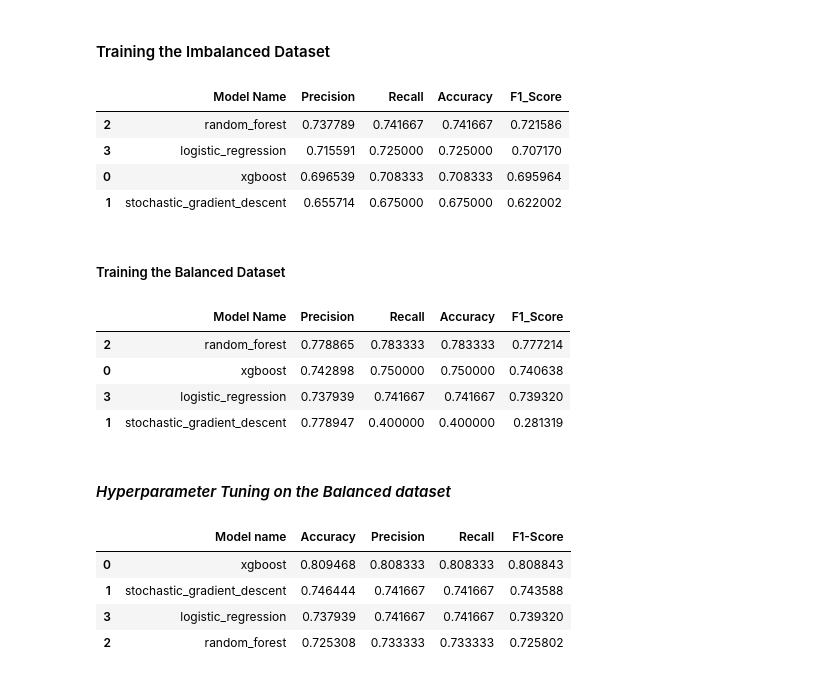
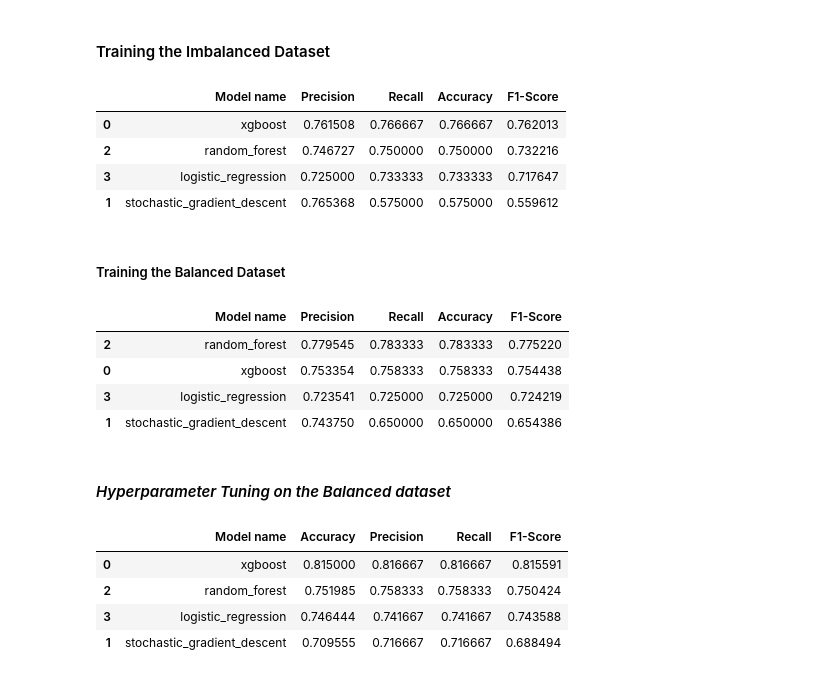
Before and after one commit to heldana30/Building_ML_APIs_With_FastAPI, a Jupyter notebook: Notebook/api.ipynb, the cells around one changed output. Cells and saved outputs as stored; diff of their text form; code cells hidden in the pictures.

Commit message:
improving models and saving models

```diff
--- a/Notebook/api.ipynb
+++ b/Notebook/api.ipynb
@@ -493,2 +493,0 @@ train_df.drop('ID', axis=1, inplace=True)
-# %%
-train_df.drop('Age_group', axis=1, inplace=True)
@@ -496,0 +516,17 @@ train_df.drop('Age_group', axis=1, inplace=True)
+# %%
+def replace_outliers(train_df):
+    numeric_cols = train_df.select_dtypes(include=['number']).columns
+    for column in numeric_cols:
+        Q1 = train_df[column].quantile(0.25)
+        Q3 = train_df[column].quantile(0.75)
+        IQR = Q3 - Q1
+
+        lower_bound = Q1 - 1.5 * IQR
+        upper_bound = Q3 + 1.5 * IQR
+
+        train_df[column] = train_df[column].apply(lambda x: upper_bound if x > upper_bound else (lower_bound if x < lower_bound else x))
+
+    return train_df
+# %%
+# Replace outliers in all columns
+train_df = replace_outliers(train_df)
@@ -518,7 +569,7 @@ Index(['PRG', 'PL', 'PR', 'SK', 'TS', 'M11', 'BD2', 'Age', 'Insurance'], dtype='
 preprocessor = ColumnTransformer(
     transformers=[
         ('imputer', SimpleImputer(strategy='median'), input_features),
-        ('scaler', RobustScaler(), input_features),
+        ('scaler', StandardScaler(), input_features),
         ('log_transformations', FunctionTransformer(np.log1p), input_features)
     ]
 )
@@ -536,7 +587,7 @@ models = [
 #### Training  the Imbalanced Dataset
 # %%
 #Create a table to store important metrics
-results_table = pd.DataFrame(columns=["Model Name", "Precision", "Recall", "Accuracy", "F1_Score"])
+results_table = pd.DataFrame(columns=["Model name", "Precision", "Recall", "Accuracy", "F1-Score"])
 
 #initialize an empty dictionary to store pipelines
 all_pipelines = {}
@@ -546,39 +597,39 @@ for model_name, classifier in models:
 
     pipeline = Pipeline (steps=[
         ('preprocessor', preprocessor),
         ('feature Importance', SelectKBest(mutual_info_classif, k='all')),
         ('classier', classifier),
     ])
 
     # Fit the traing data to the pipeline
     pipeline.fit(X_train, y_train_encoded)
 
     #Make prediction using the test or eval dataset
     y_pred = pipeline.predict(X_test)
 
     #Store classification report values as a dictionary
     metrics = classification_report(y_test_encoded, y_pred, output_dict=True)
 
     #Save each individual pipleine in the loop to the initialised indictionary
     all_pipelines[model_name] = pipeline
 
     #Grab values from the balanced metric dictionary
     accuracy = metrics['accuracy']
     precision = metrics['weighted avg']['precision']
     recall = metrics['weighted avg']['recall']
     f1 = metrics['weighted avg']['f1-score']
 
     #Add these values to the table
     results_table.loc[len(results_table)] = [model_name, precision, recall, accuracy, f1]
 
 #sort table to have highest f1 on top
-results_table.sort_values('F1_Score', ascending=False)
+results_table.sort_values('F1-Score', ascending=False)
 # %% [output]
-|  | Model Name | Precision | Recall | Accuracy | F1_Score |
-| 2 | random_forest | 0.737789 | 0.741667 | 0.741667 | 0.721586 |
-| 3 | logistic_regression | 0.715591 | 0.725000 | 0.725000 | 0.707170 |
-| 0 | xgboost | 0.696539 | 0.708333 | 0.708333 | 0.695964 |
-| 1 | stochastic_gradient_descent | 0.655714 | 0.675000 | 0.675000 | 0.622002 |
+|  | Model name | Precision | Recall | Accuracy | F1-Score |
+| 0 | xgboost | 0.761508 | 0.766667 | 0.766667 | 0.762013 |
+| 2 | random_forest | 0.746727 | 0.750000 | 0.750000 | 0.732216 |
+| 3 | logistic_regression | 0.725000 | 0.733333 | 0.733333 | 0.717647 |
+| 1 | stochastic_gradient_descent | 0.765368 | 0.575000 | 0.575000 | 0.559612 |
 # %% [markdown]
 ##### Training the Balanced Dataset
 # %%
@@ -591,7 +642,7 @@ balanced_models = [
 ]
 
 #Create a table to store important metrics
-results_table = pd.DataFrame(columns=["Model Name", "Precision", "Recall", "Accuracy", "F1_Score"])
+balanced_results_table = pd.DataFrame(columns=["Model name", "Precision", "Recall", "Accuracy", "F1-Score"])
 
 #initialize an empty dictionary to store pipelines
 balanced_pipelines = {}
@@ -625,21 +676,22 @@ for model_name, classifier in balanced_models:
     f1 = metrics['weighted avg']['f1-score']
 
     #Add these values to the table
-    results_table.loc[len(results_table)] = [model_name, precision, recall, accuracy, f1]
+    balanced_results_table.loc[len(balanced_results_table)] = [model_name, precision, recall, accuracy, f1]
 
 #sort table to have highest f1 on top
-results_table.sort_values('F1_Score', ascending=False)
+balanced_results_table.sort_values('F1-Score', ascending=False)
 # %% [output]
-|  | Model Name | Precision | Recall | Accuracy | F1_Score |
-| 2 | random_forest | 0.778865 | 0.783333 | 0.783333 | 0.777214 |
-| 0 | xgboost | 0.742898 | 0.750000 | 0.750000 | 0.740638 |
-| 3 | logistic_regression | 0.737939 | 0.741667 | 0.741667 | 0.739320 |
-| 1 | stochastic_gradient_descent | 0.778947 | 0.400000 | 0.400000 | 0.281319 |
+|  | Model name | Precision | Recall | Accuracy | F1-Score |
+| 2 | random_forest | 0.779545 | 0.783333 | 0.783333 | 0.775220 |
+| 0 | xgboost | 0.753354 | 0.758333 | 0.758333 | 0.754438 |
+| 3 | logistic_regression | 0.723541 | 0.725000 | 0.725000 | 0.724219 |
+| 1 | stochastic_gradient_descent | 0.743750 | 0.650000 | 0.650000 | 0.654386 |
 # %% [markdown]
 #### *Hyperparameter Tuning on the Balanced dataset*
 # %%
+tuned_models_df = pd.DataFrame(columns=['Model name', 'Accuracy', 'Precision', 'Recall', 'F1-Score'])
 
-tuned_models_df = pd.DataFrame(columns=['Model name', 'Accuracy', 'Precision', 'Recall', 'F1-Score'])
+tuned_pipelines = {}
 
 # Define parameter grids for each model
 param_grids = {
@@ -674,7 +726,7 @@ for model_name, pipeline in balanced_pipelines.items():
 
     #Update pipeline with best parameters
     best_pipeline = grid_search.best_estimator_
-    balanced_pipelines[model_name] = best_pipeline
+    tuned_pipelines[model_name] = best_pipeline
 
     #Make predictions with the tuned model
     y_pred = best_pipeline.predict(X_test)
@@ -695,7 +747,7 @@ for model_name, pipeline in balanced_pipelines.items():
 tuned_models_df.sort_values(by='F1-Score', ascending=False)
 # %% [output]
 |  | Model name | Accuracy | Precision | Recall | F1-Score |
-| 0 | xgboost | 0.809468 | 0.808333 | 0.808333 | 0.808843 |
-| 1 | stochastic_gradient_descent | 0.746444 | 0.741667 | 0.741667 | 0.743588 |
-| 3 | logistic_regression | 0.737939 | 0.741667 | 0.741667 | 0.739320 |
-| 2 | random_forest | 0.725308 | 0.733333 | 0.733333 | 0.725802 |
+| 0 | xgboost | 0.815000 | 0.816667 | 0.816667 | 0.815591 |
+| 2 | random_forest | 0.751985 | 0.758333 | 0.758333 | 0.750424 |
+| 3 | logistic_regression | 0.746444 | 0.741667 | 0.741667 | 0.743588 |
+| 1 | stochastic_gradient_descent | 0.709555 | 0.716667 | 0.716667 | 0.688494 |
```
Also changed, not shown: parts of 17 cells of this notebook, 5 other files.
